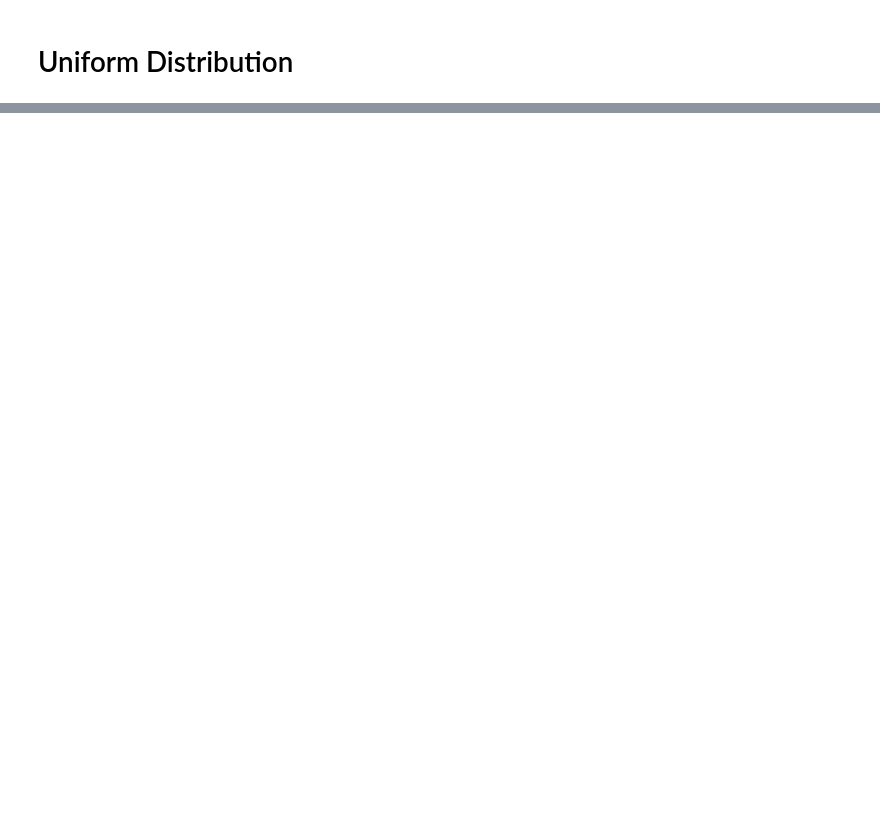
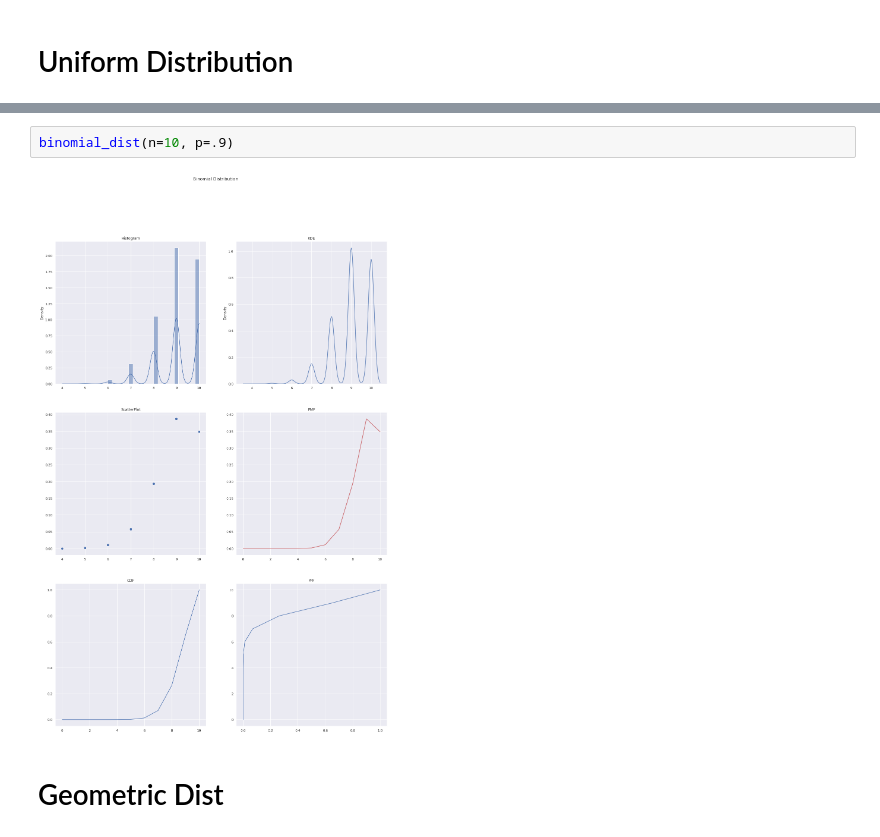
Before and after one commit to bhavinmoriya/Miscellaneous, a Jupyter notebook: basics-of-statistics.ipynb, the cells around one changed output, grey strips where cells are left out. Saved outputs shown, nothing was run; the diff lists cells and outputs as text; blank space fills up the shorter version.

```diff
--- a/basics-of-statistics.ipynb
+++ b/basics-of-statistics.ipynb
@@ -229,0 +298,6 @@ Text(0.5, 0.98, 'Uniform Distribution')
+# %%
+binomial_dist(n=10, p=.9)
+# %% [output]
+[figure, added]
+# %% [markdown]
+# Geometric Dist
```
Also changed, not shown: parts of 24 cells of this notebook.
